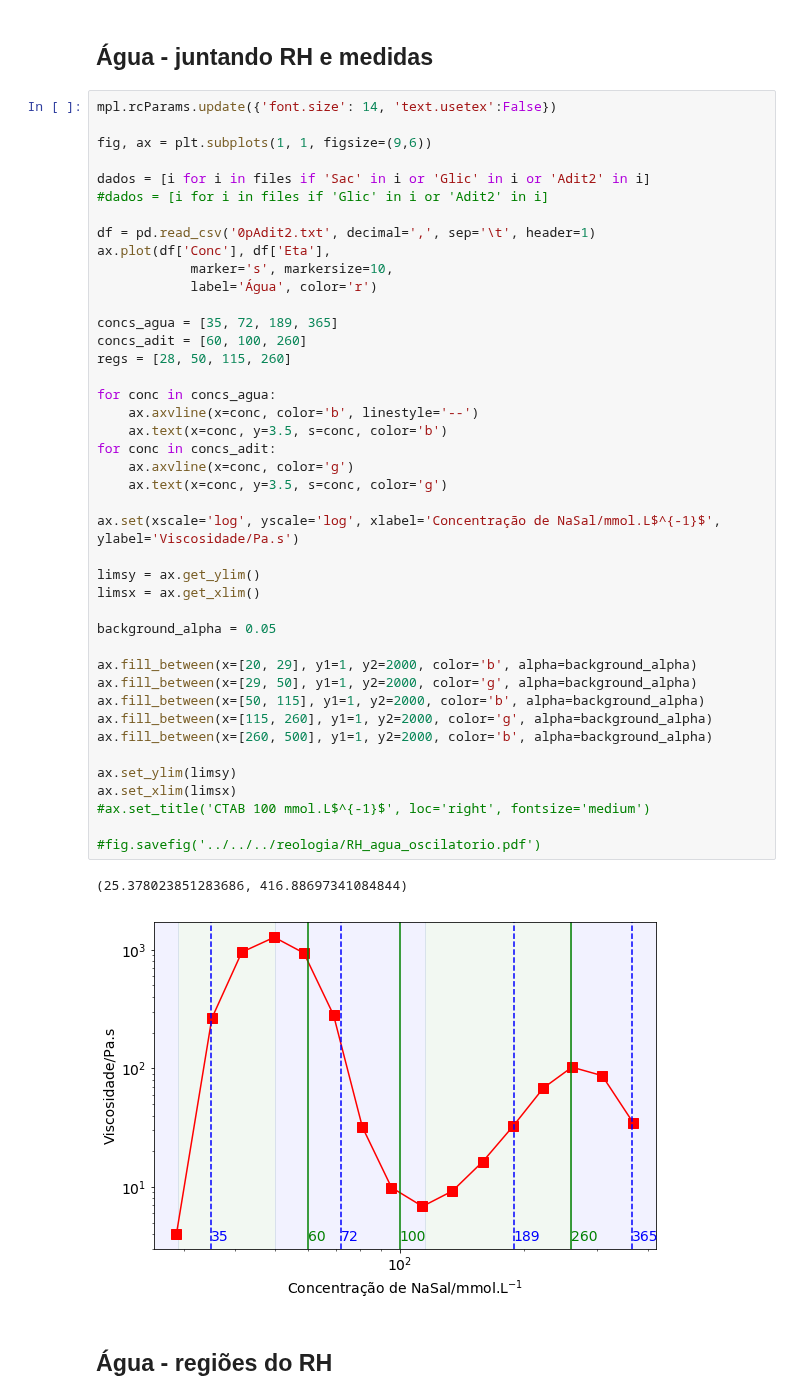
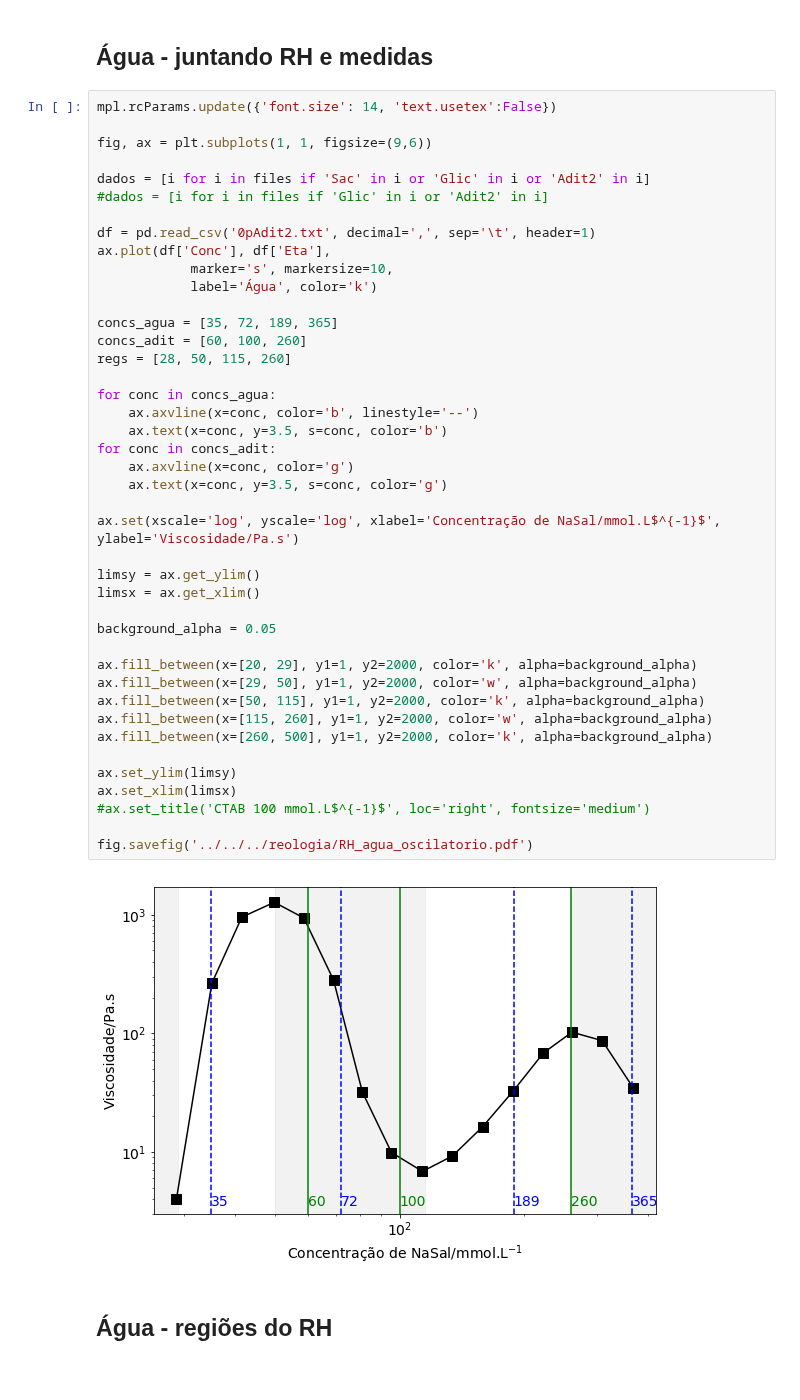
Before and after one commit to KarlClinckspoor/Tese, a Jupyter notebook: imagens/notebooks/dados experimentais/reologia_RH/Plots RH reologia.ipynb, the cells around one changed output. Cells and saved outputs as stored; diff of their text form.

Commit message:
TEO: imagens calorimetria de MG. Texto: ref para autoref. Correções em algumas figuras

```diff
--- a/imagens/notebooks/dados experimentais/reologia_RH/Plots RH reologia.ipynb
+++ b/imagens/notebooks/dados experimentais/reologia_RH/Plots RH reologia.ipynb
@@ -186,42 +186,41 @@ dados = [i for i in files if 'Sac' in i or 'Glic' in i or 'Adit2' in i]
 #dados = [i for i in files if 'Glic' in i or 'Adit2' in i]
 
 df = pd.read_csv('0pAdit2.txt', decimal=',', sep='\t', header=1)
 ax.plot(df['Conc'], df['Eta'],
             marker='s', markersize=10,
-            label='Água', color='r')
+            label='Água', color='k')
 
 concs_agua = [35, 72, 189, 365]
 concs_adit = [60, 100, 260]
 regs = [28, 50, 115, 260]
 
 for conc in concs_agua:
     ax.axvline(x=conc, color='b', linestyle='--')
     ax.text(x=conc, y=3.5, s=conc, color='b')
 for conc in concs_adit:
     ax.axvline(x=conc, color='g')
     ax.text(x=conc, y=3.5, s=conc, color='g')
 
 ax.set(xscale='log', yscale='log', xlabel='Concentração de NaSal/mmol.L$^{-1}$', ylabel='Viscosidade/Pa.s')
 
 limsy = ax.get_ylim()
 limsx = ax.get_xlim()
 
 background_alpha = 0.05
 
-ax.fill_between(x=[20, 29], y1=1, y2=2000, color='b', alpha=background_alpha)
-ax.fill_between(x=[29, 50], y1=1, y2=2000, color='g', alpha=background_alpha)
-ax.fill_between(x=[50, 115], y1=1, y2=2000, color='b', alpha=background_alpha)
-ax.fill_between(x=[115, 260], y1=1, y2=2000, color='g', alpha=background_alpha)
-ax.fill_between(x=[260, 500], y1=1, y2=2000, color='b', alpha=background_alpha)
+ax.fill_between(x=[20, 29], y1=1, y2=2000, color='k', alpha=background_alpha)
+ax.fill_between(x=[29, 50], y1=1, y2=2000, color='w', alpha=background_alpha)
+ax.fill_between(x=[50, 115], y1=1, y2=2000, color='k', alpha=background_alpha)
+ax.fill_between(x=[115, 260], y1=1, y2=2000, color='w', alpha=background_alpha)
+ax.fill_between(x=[260, 500], y1=1, y2=2000, color='k', alpha=background_alpha)
 
 ax.set_ylim(limsy)
 ax.set_xlim(limsx)
 #ax.set_title('CTAB 100 mmol.L$^{-1}$', loc='right', fontsize='medium')
 
-#fig.savefig('../../../reologia/RH_agua_oscilatorio.pdf')
+fig.savefig('../../../reologia/RH_agua_oscilatorio.pdf')
 # %% [output]
-(25.378023851283686, 416.88697341084844)
-[figure, old version]
+[figure, new version]
 # %% [markdown]
 ## Água - regiões do RH
 # %%
```
Also changed, not shown: 42 other files.
